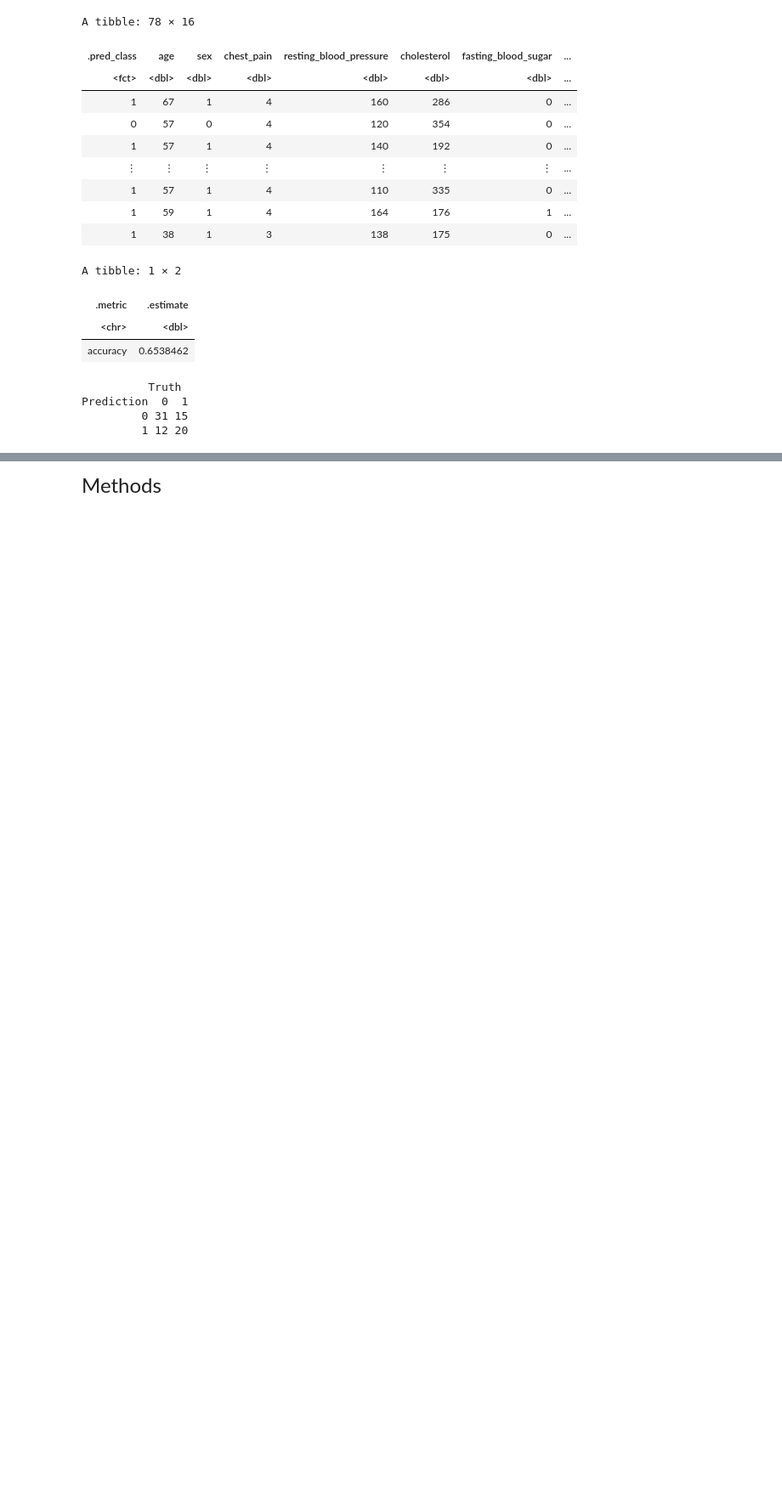
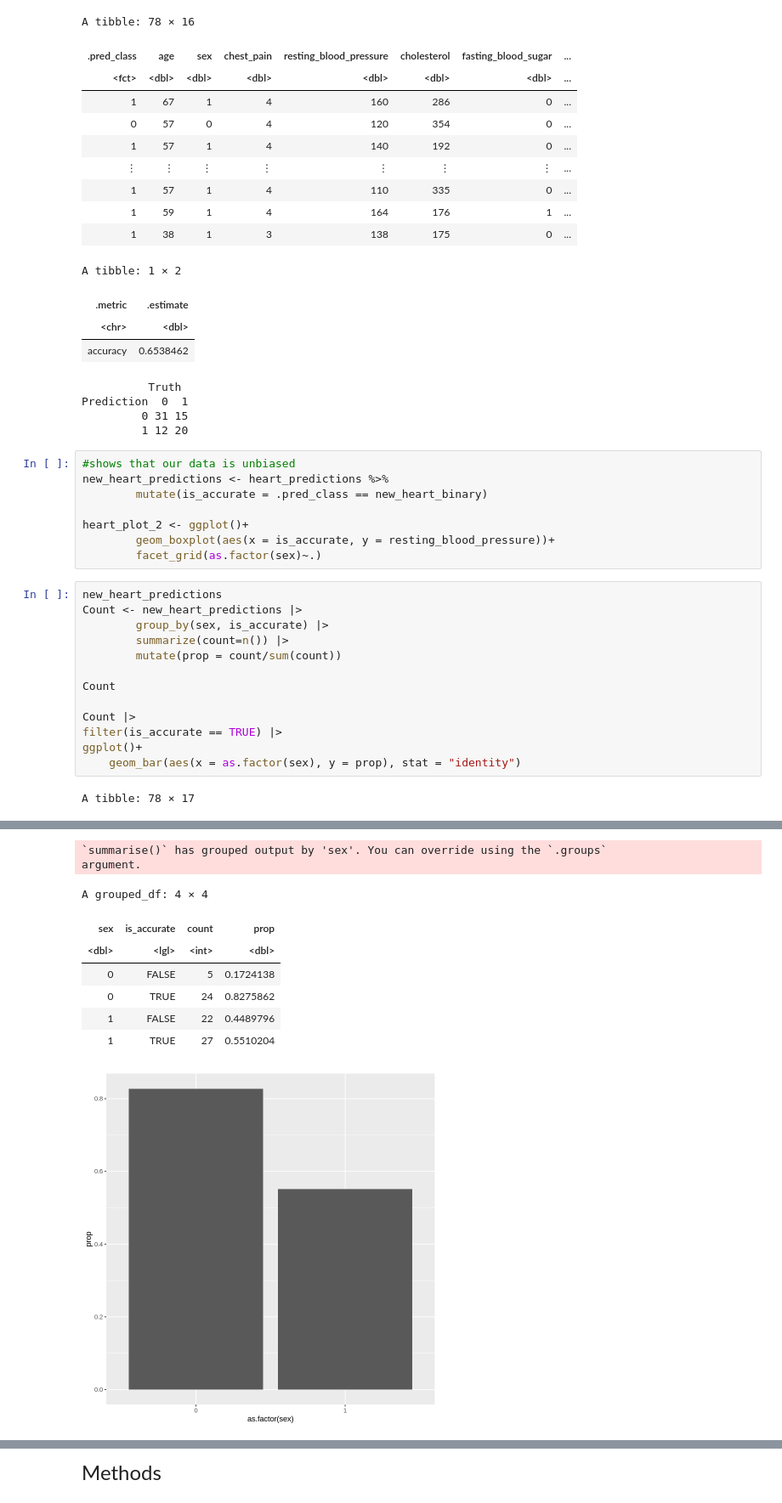
Before and after one commit to ck2671/dsci-100-2022w2-group-35, a Jupyter notebook: Heart Disease Project.ipynb, the cells around one changed output, grey strips where cells are left out. Shown at 85% size. Saved outputs shown, nothing was run; the diff lists cells and outputs as text; blank space fills up the shorter version.

```diff
--- a/Heart Disease Project.ipynb
+++ b/Heart Disease Project.ipynb
@@ -289,3 +291,26 @@ A tibble: 1 × 2
 Prediction  0  1
          0 31 15
          1 12 20
+# %%
+#shows that our data is unbiased
+new_heart_predictions <- heart_predictions %>%
+        mutate(is_accurate = .pred_class == new_heart_binary)
+
+heart_plot_2 <- ggplot()+
+        geom_boxplot(aes(x = is_accurate, y = resting_blood_pressure))+
+        facet_grid(as.factor(sex)~.)
+# %%
+new_heart_predictions
+Count <- new_heart_predictions |>
+        group_by(sex, is_accurate) |>
+        summarize(count=n()) |>
+        mutate(prop = count/sum(count))
+
+Count
+
+Count |>
+filter(is_accurate == TRUE) |>
+ggplot()+
+    geom_bar(aes(x = as.factor(sex), y = prop), stat = "identity")
+# %% [output]
+A tibble: 78 × 17
@@ -292,3 +326,13 @@ Prediction  0  1
+`summarise()` has grouped output by 'sex'. You can override using the `.groups`
+argument.
+A grouped_df: 4 × 4
+| sex | is_accurate | count | prop |
+| <dbl> | <lgl> | <int> | <dbl> |
+| 0 | FALSE | 5 | 0.1724138 |
+| 0 | TRUE | 24 | 0.8275862 |
+| 1 | FALSE | 22 | 0.4489796 |
+| 1 | TRUE | 27 | 0.5510204 |
+[figure, added]
 # %%
 #making the visualisation plot for the results of the kmeans classification
 
```
Also changed, not shown: parts of 6 cells of this notebook.
